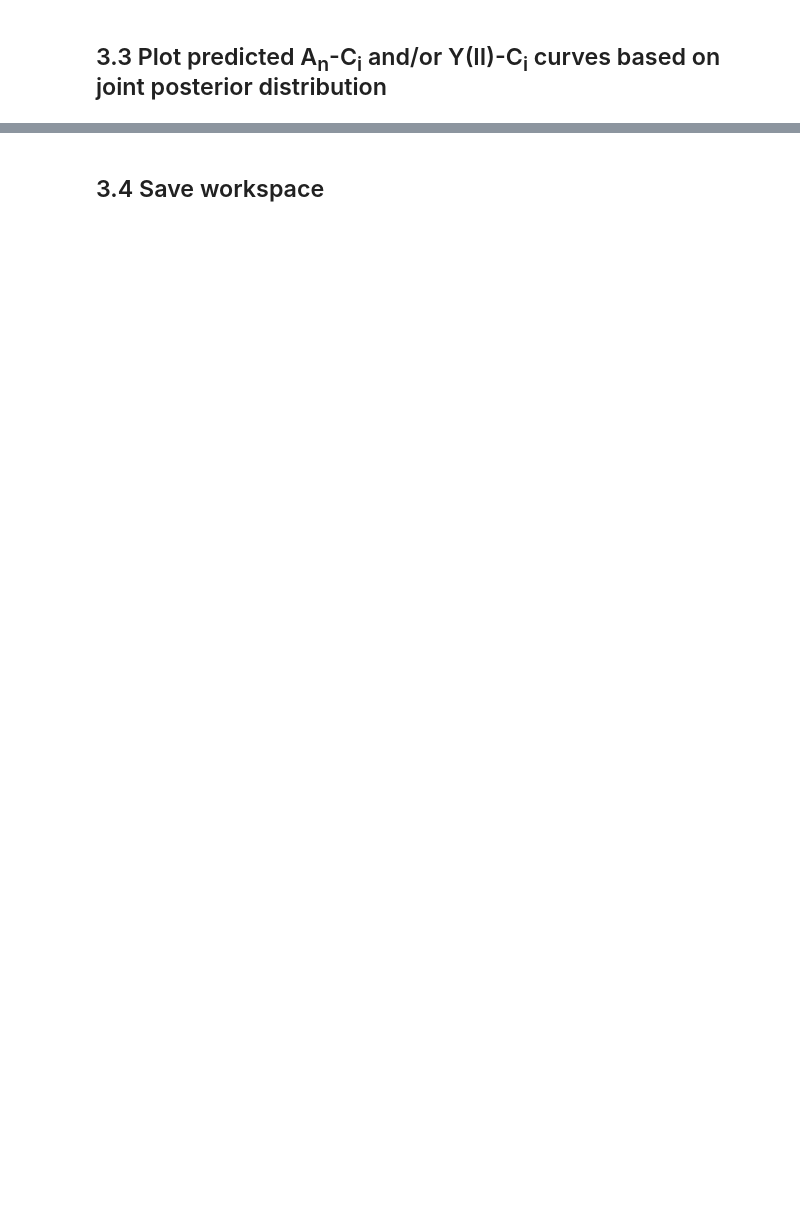
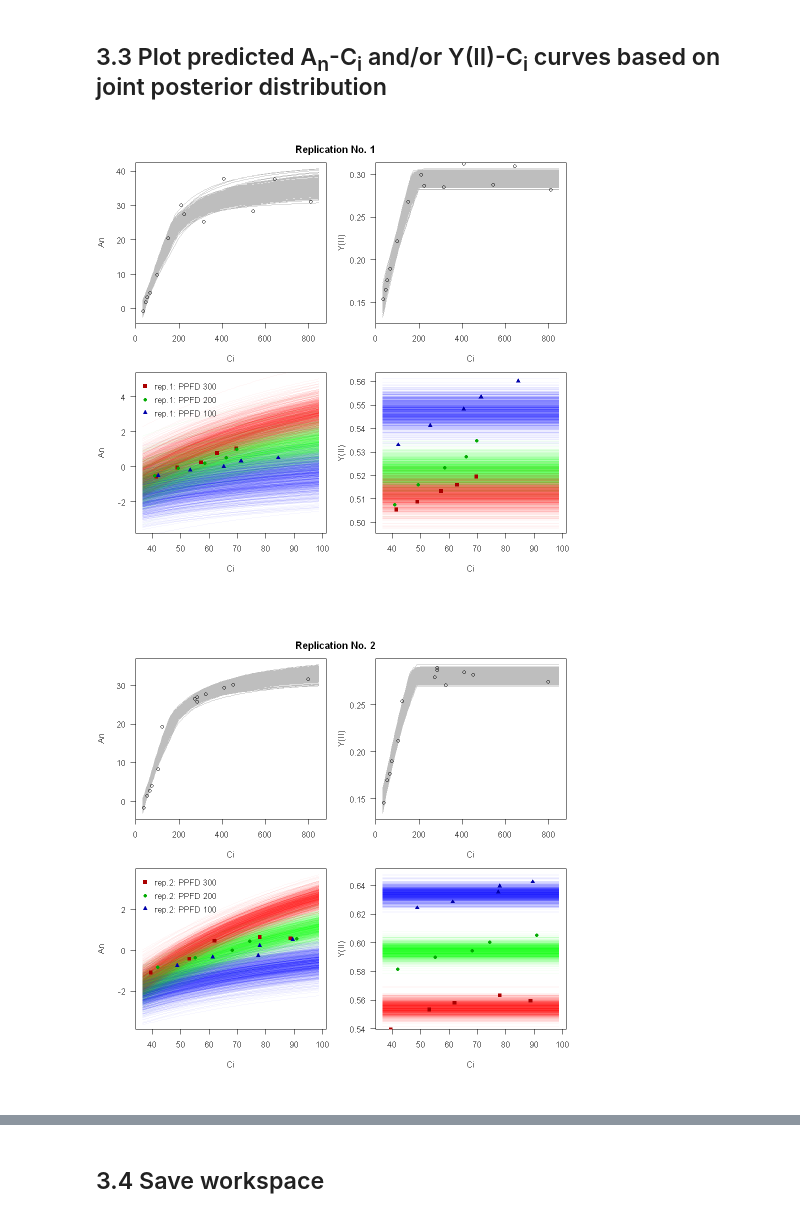
Before and after one commit to yixiao2/FvCB-JAGS, a Jupyter notebook: FvCB_JAGS.ipynb, the cells around one changed output, grey strips where cells are left out. Cells and saved outputs as stored; diff of their text form; code cells hidden in the pictures; blank space fills up the shorter version.

```diff
--- a/FvCB_JAGS.ipynb
+++ b/FvCB_JAGS.ipynb
@@ -645,6 +658,6 @@ legend(x="center", ncol=NumRep+1,legend=c("All reps",paste("Rep.",seq(NumRep),se
        fill=c("gray",cmap3))
 
 ## save plot
-tmpdisp <- dev.copy(pdf, file.path(getwd(),OPTFolderName,"s3.1-marginal posterior.pdf"))
+tmpdisp <- dev.copy(pdf, file.path(BayesOPTFolder,OPTFolderName,"s3.1-marginal posterior.pdf"))
 tmpdisp <- dev.off()
 # %% [output]
@@ -688,7 +701,7 @@ for (looprep2plot in seq(NumRep)) {
     ## save plot
     tmpfilename <- paste("s3.2-bivariate posterior-rep",looprep2plot,".pdf", sep="")
     tmpstr=paste("rep", looprep2plot, sep="")
-    tmpdisp <- dev.copy(pdf, file.path(getwd(),OPTFolderName,tmpstr,tmpfilename))
+    tmpdisp <- dev.copy(pdf, file.path(BayesOPTFolder,OPTFolderName,tmpstr,tmpfilename))
     tmpdisp <- dev.off()
 }
 # %% [output]
@@ -811,31 +825,34 @@ for (looprep2plot in seq(NumRep)) {
     legend("topleft",legend = paste("rep.", looprep2plot, ": PPFD ",PPFDdetected[setdiff(seq_along(PPFDdetected),which.max(PPFDdetected))], sep=""),
            col=cmap4darker, bty="n", box.lty=0, pch=seq(length(PPFDdetected)-1)+14,
            y.intersp=1, yjust=1)
     #D) plot Y(II)-Ci under low lights
     par(mar=c(7,4,1,1))
     for (looppost in seq(numsamples2plot)) {
         for (looplightlevel in seq_along(tmpidxPPFD2)) {
             tmpidx2d <- looplightlevel+length(tmpidxPPFD2)*(looppost-1)
             if (looppost==1 && looplightlevel==1) {
                 plot(lineci2, samples.post2[[tmpidx2d]]$yii, col=cmap4transparent[looplightlevel], type="l",
                      xlim=range(lineci2), ylim=range(tmprangeyii2),
                      xlab="Ci", ylab="Y(II)", las=1)
             } else {
                 lines(lineci2, samples.post2[[tmpidx2d]]$yii, col=cmap4transparent[looplightlevel])
             }
         }
     }
     for (looplightlevel in seq_along(tmpidxPPFD2)) {
         tmplowlight=PPFDdetected[tmpidxPPFD2[looplightlevel]]
         tmpidx2=which(tmpQ==tmplowlight)
         points(tmpCi[tmpidx2], tmpyii[tmpidx2], pch=looplightlevel+14,
                col=cmap4darker[looplightlevel],las=1)
     }
     title(paste("Replication No.",looprep2plot), outer=TRUE, line=-3)
 
     ## save plot
     tmpfilename <- paste("s3.3-posterior Ci response curves-rep",looprep2plot,".pdf", sep="")
     tmpstr=paste("rep", looprep2plot, sep="")
-    tmpdisp <- dev.copy(pdf, file.path(getwd(),OPTFolderName,tmpstr,tmpfilename))
+    tmpdisp <- dev.copy(pdf, file.path(BayesOPTFolder,OPTFolderName,tmpstr,tmpfilename))
     tmpdisp <- dev.off()
 }
+# %% [output]
+[figure, added]
+[figure, added]
```
Also changed, not shown: parts of 12 cells of this notebook, 48 other files.
